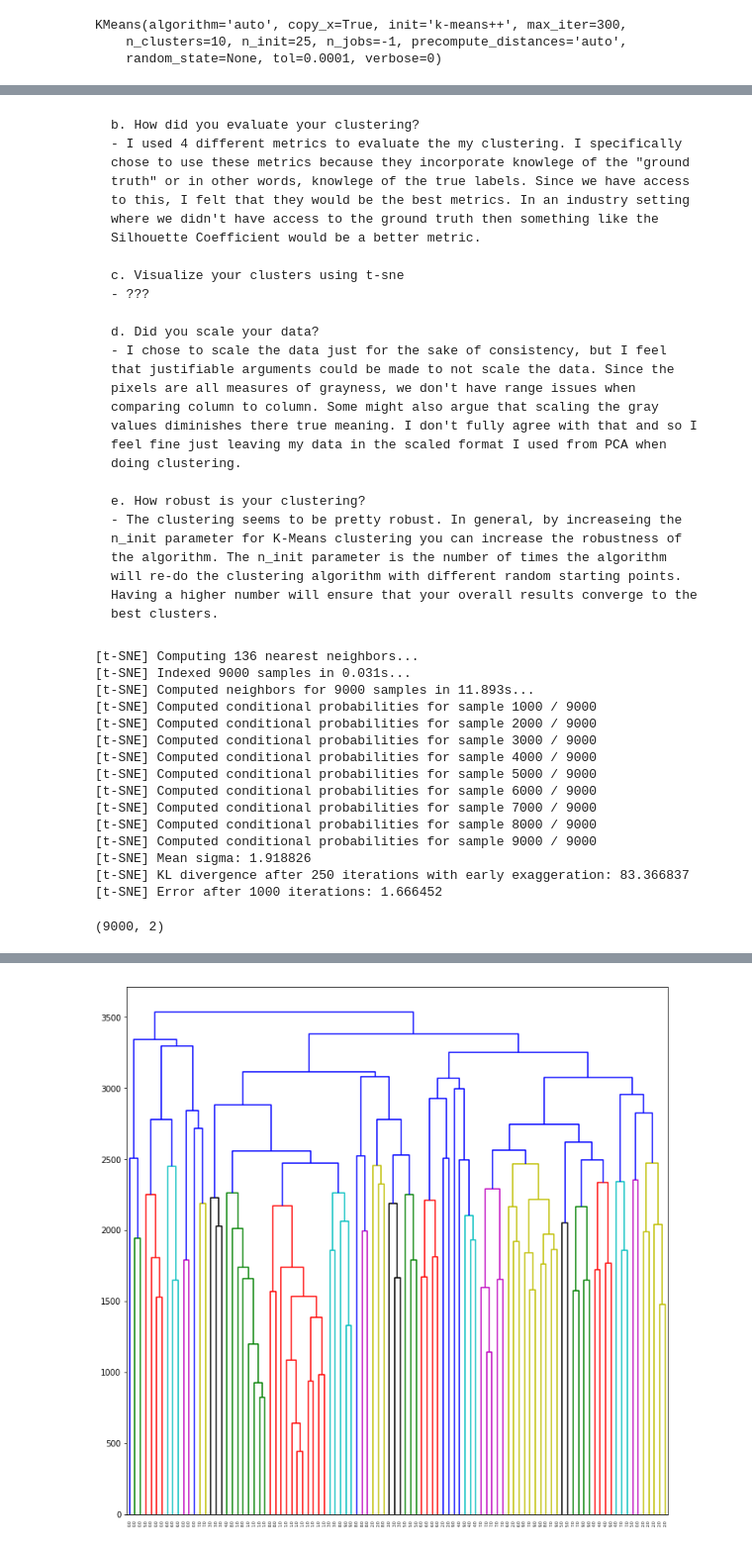
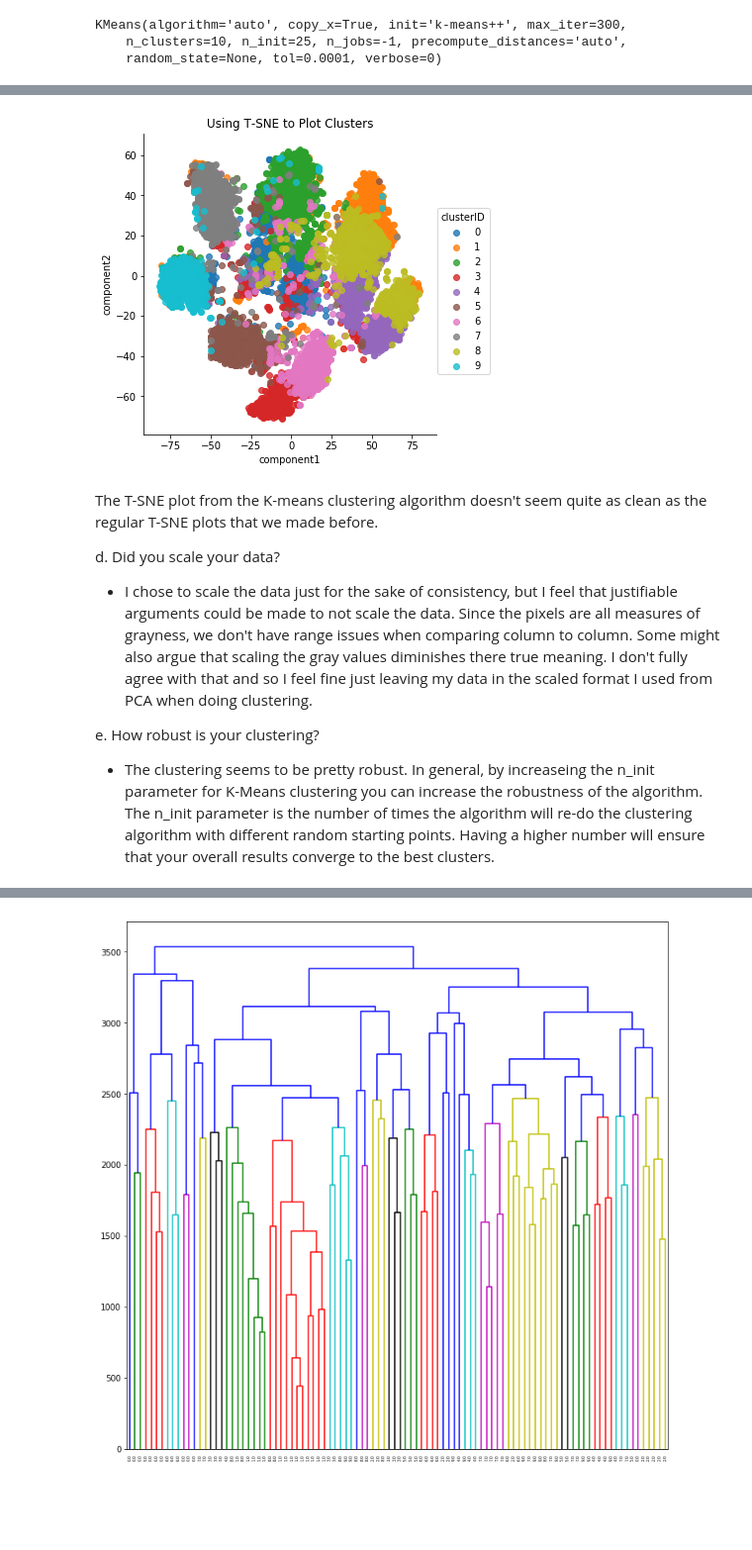
Before and after one commit to mjoehler94/BYU_Econ213R_Projects, a Jupyter notebook: Homeworks/Hw5/Hw5_DimReduction_and_Clustering.ipynb, the cells around one changed output, grey strips where cells are left out. Shown: that part at 99% size. Cells and saved outputs as stored; diff of their text form; code cells hidden in the pictures; blank space fills up the shorter version.

```diff
--- a/Homeworks/Hw5/Hw5_DimReduction_and_Clustering.ipynb
+++ b/Homeworks/Hw5/Hw5_DimReduction_and_Clustering.ipynb
@@ -303,0 +308,4 @@ Fowlkes-Mallows: nan
+# %%
+#visualie results with t-SNE
+tsne = TSNE(n_components=2, verbose=1, perplexity=45, n_iter=1000, learning_rate=200)
+tsne_results = tsne.fit_transform(test_img)
@@ -304,50 +329,22 @@ Fowlkes-Mallows: nan
+# %%
+#organize the data into a data frame
+df_tsne = pd.DataFrame(tsne_results, columns=['component1', 'component2'])
+df_tsne['clusterID'] = y[rows[:n_select]]
+df_tsne.shape
+
+#this time we use labels from the clustering algorithm
+df_tsne['clusterID'] = kmeans.predict(test_img)
+# plot it
+sns.lmplot(x='component1', y='component2', data=df_tsne, hue='clusterID', fit_reg=False)
+plt.title("Using T-SNE to Plot Clusters")
+plt.show()
+# %% [output]
+[figure, added]
 # %% [markdown]
-    b. How did you evaluate your clustering?
-    - I used 4 different metrics to evaluate the my clustering. I specifically chose to use these metrics because they incorporate knowlege of the "ground truth" or in other words, knowlege of the true labels. Since we have access to this, I felt that they would be the best metrics. In an industry setting where we didn't have access to the ground truth then something like the Silhouette Coefficient would be a better metric.
+The T-SNE plot from the K-means clustering algorithm doesn't seem quite as clean as the regular T-SNE plots that we made before.
 
-    c. Visualize your clusters using t-sne
-    - ???
+d. Did you scale your data?
+- I chose to scale the data just for the sake of consistency, but I feel that justifiable arguments could be made to not scale the data. Since the pixels are all measures of grayness, we don't have range issues when comparing column to column. Some might also argue that scaling the gray values diminishes there true meaning. I don't fully agree with that and so I feel fine just leaving my data in the scaled format I used from PCA when doing clustering.
 
-    d. Did you scale your data?
-    - I chose to scale the data just for the sake of consistency, but I feel that justifiable arguments could be made to not scale the data. Since the pixels are all measures of grayness, we don't have range issues when comparing column to column. Some might also argue that scaling the gray values diminishes there true meaning. I don't fully agree with that and so I feel fine just leaving my data in the scaled format I used from PCA when doing clustering.
-
-    e. How robust is your clustering?
-    - The clustering seems to be pretty robust. In general, by increaseing the n_init parameter for K-Means clustering you can increase the robustness of the algorithm. The n_init parameter is the number of times the algorithm will re-do the clustering algorithm with different random starting points. Having a higher number will ensure that your overall results converge to the best clusters.
+e. How robust is your clustering?
+- The clustering seems to be pretty robust. In general, by increaseing the n_init parameter for K-Means clustering you can increase the robustness of the algorithm. The n_init parameter is the number of times the algorithm will re-do the clustering algorithm with different random starting points. Having a higher number will ensure that your overall results converge to the best clusters.
-# %%
-#visualie results with t-SNE
-#for t_SNE we use PCA
-pca = PCA(n_components=50)
-X_pca = pca.fit_transform(X)
-
-rows = np.arange(70000)
-np.random.shuffle(rows)
-n_select = 9000
-
-tsne = TSNE(n_components=2, verbose=1, perplexity=45, n_iter=1000, learning_rate=200)
-tsne_results = tsne.fit_transform(X_pca[rows[:n_select],:])
-# %% [output]
-[t-SNE] Computing 136 nearest neighbors...
-[t-SNE] Indexed 9000 samples in 0.031s...
-[t-SNE] Computed neighbors for 9000 samples in 11.893s...
-[t-SNE] Computed conditional probabilities for sample 1000 / 9000
-[t-SNE] Computed conditional probabilities for sample 2000 / 9000
-[t-SNE] Computed conditional probabilities for sample 3000 / 9000
-[t-SNE] Computed conditional probabilities for sample 4000 / 9000
-[t-SNE] Computed conditional probabilities for sample 5000 / 9000
-[t-SNE] Computed conditional probabilities for sample 6000 / 9000
-[t-SNE] Computed conditional probabilities for sample 7000 / 9000
-[t-SNE] Computed conditional probabilities for sample 8000 / 9000
-[t-SNE] Computed conditional probabilities for sample 9000 / 9000
-[t-SNE] Mean sigma: 1.918826
-[t-SNE] KL divergence after 250 iterations with early exaggeration: 83.366837
-[t-SNE] Error after 1000 iterations: 1.666452
-# %%
-df_tsne = pd.DataFrame(tsne_results, columns=['component1', 'component2'])
-# df_tsne['label'] = y[rows[:n_select]]
-df_tsne.shape
-#this time we use labels from the clustering algorithm
-# df_tsne['label'] = kmeans.predict(X_pca[rows[:n_select]])
-#plot it
-# sns.lmplot(x='component1', y='component2', data=df_tsne, hue='label', fit_reg=False)
-# %% [output]
-(9000, 2)
```
Also changed, not shown: parts of 12 cells of this notebook.
